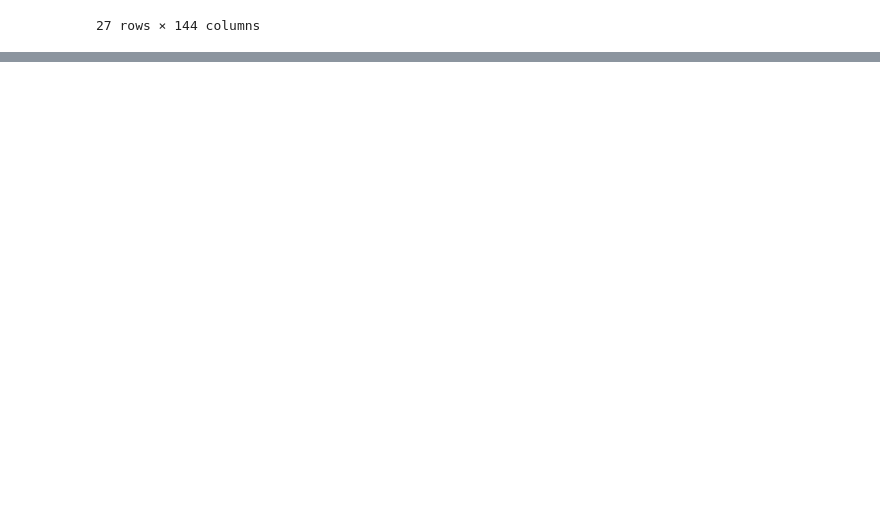
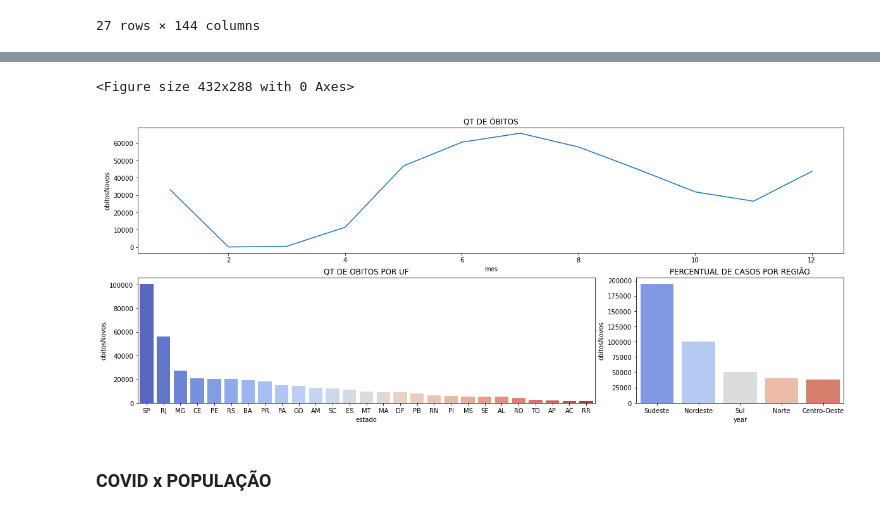
Before and after one commit to daianeklein/bootcamp-Alura, a Jupyter notebook: Desafio-Modulo4.ipynb, the cells around one changed output, grey strips where cells are left out. Drawn from its saved outputs; the diff is of its cells as text; code cells hidden in the pictures; blank space fills up the shorter version.

Commit message:
desafio modulo 4

```diff
--- a/Desafio-Modulo4.ipynb
+++ b/Desafio-Modulo4.ipynb
@@ -15,0 +34,3 @@ warnings.filterwarnings('ignore')
+# %%
+covid = pd.read_csv(r'/Users/daianeklein/Documents/Desafio-COVID/Dados/HIST_PAINEL_COVIDBR_19jan2021.csv',
+                   encoding='latin-1', sep=';')
@@ -146,0 +219,8 @@ verbas.to_csv('verbas.csv', index=False)
+# %%
+# Alteração do tipo de dado
+covid['data'] = covid['data'].astype('datetime64')
+# %%
+# Criação de uma coluna com dia, mes e ano
+covid['dia'] = covid['data'].dt.day
+covid['mes'] = covid['data'].dt.month
+covid['ano'] = covid['data'].dt.year
@@ -146,0 +273,48 @@ verbas.to_csv('verbas.csv', index=False)
+# %%
+fig3 = plt.figure(constrained_layout=True)
+fig3 = plt.figure(figsize=(20,8))
+
+#######
+
+
+gs = fig3.add_gridspec(2, 3) ## number of charts
+
+obitos = covid[['mes', 'obitosNovos']].groupby('mes').sum()
+graph1 = fig3.add_subplot(gs[0, :]) ##chart 1
+graph1.set_title('QT DE ÓBITOS')
+graph1 = sns.lineplot(data=obitos, x='mes', y='obitosNovos', palette='coolwarm', ci=False)
+graph1.xaxis.set_major_locator(ticker.AutoLocator())
+
+
+#######
+
+obitos_uf = covid[['estado', 'obitosNovos']].groupby('estado').sum().reset_index()
+order = obitos_uf.sort_values(by='obitosNovos', ascending=False)['estado']
+
+graph2 = fig3.add_subplot(gs[1, :-1])
+graph2.set_title('QT DE OBITOS POR UF')
+graph2 = sns.barplot(data = obitos_uf, x ='estado',y='obitosNovos' , palette='coolwarm',
+                    order = order)
+
+
+
+#######
+
+a = covid[['regiao', 'obitosNovos']].groupby('regiao').sum().reset_index().sort_values(by='obitosNovos',
+                                                                                       ascending=False)
+
+graph3 = fig3.add_subplot(gs[1:, -1])
+graph3.set_title('PERCENTUAL DE CASOS POR REGIÃO')
+graph3 = sns.barplot(data = a, x= 'regiao', y='obitosNovos',
+                     palette='coolwarm')
+graph3 = plt.xlabel('year')
+
+
+#######
+
+fig3 = fig3
+# %% [output]
+<Figure size 432x288 with 0 Axes>
+[figure, added]
+# %% [markdown]
+### COVID x POPULAÇÃO
```
Also changed, not shown: parts of 28 cells of this notebook.
